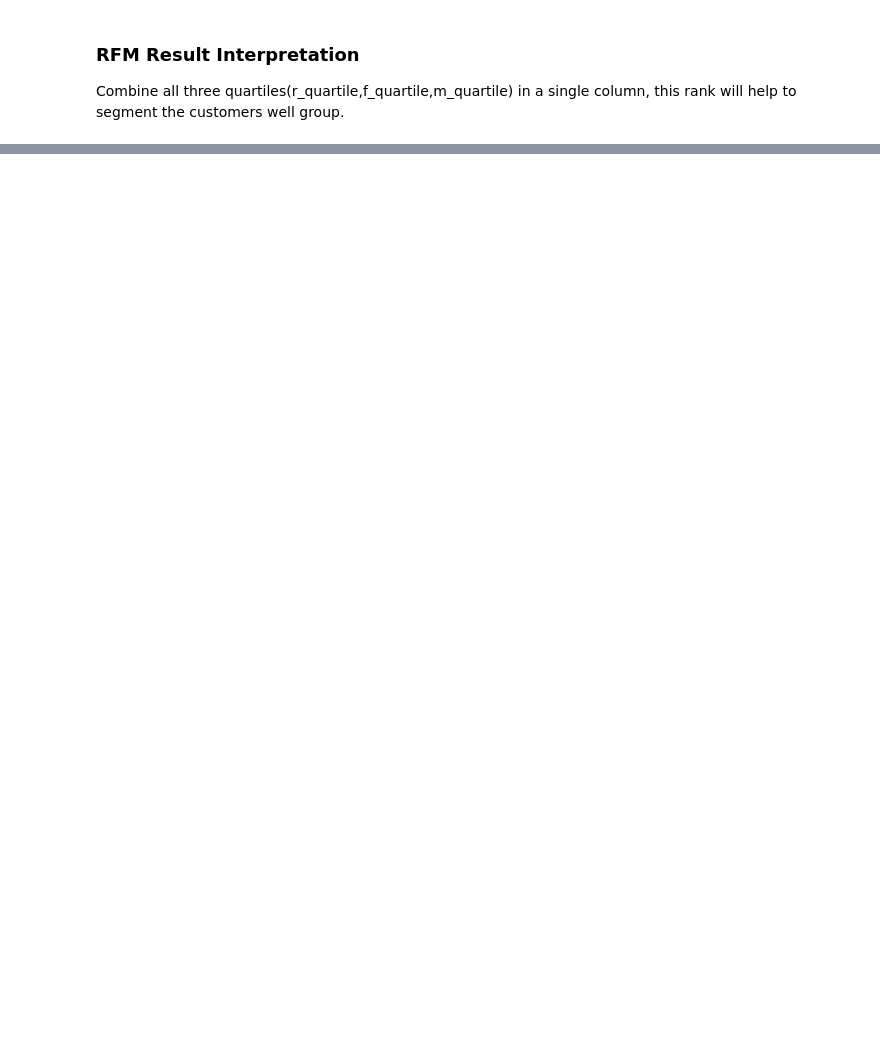
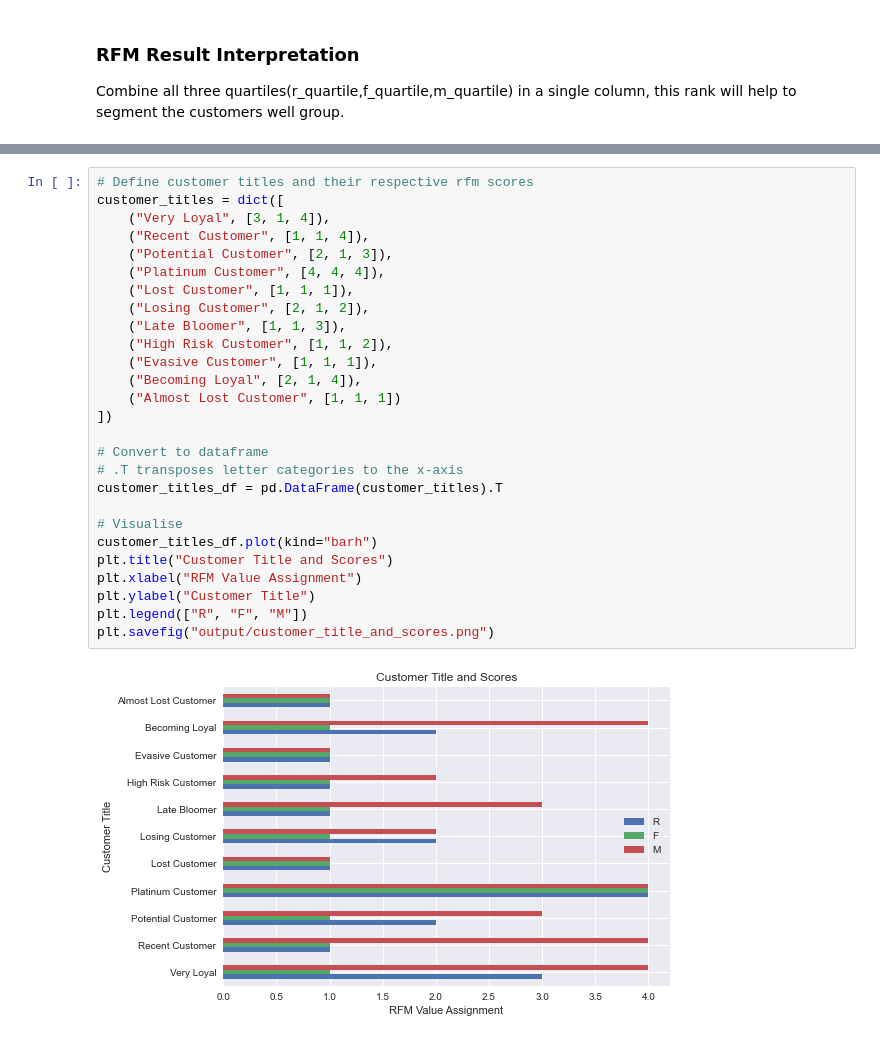
Before and after one commit to jeremychiaa/kpmg-virtual-internship, a Jupyter notebook: sprocket_script.ipynb, the cells around one changed output, grey strips where cells are left out. Saved outputs shown, nothing was run; the diff lists cells and outputs as text; blank space fills up the shorter version.

Commit message:
customer titles and rfm scores visualisation

```diff
--- a/sprocket_script.ipynb
+++ b/sprocket_script.ipynb
@@ -529,0 +564,29 @@ rfm[rfm["RFM_Score"]=="111"].sort_values('monetary', ascending=False).head()
+# %%
+# Define customer titles and their respective rfm scores
+customer_titles = dict([
+    ("Very Loyal", [3, 1, 4]),
+    ("Recent Customer", [1, 1, 4]),
+    ("Potential Customer", [2, 1, 3]),
+    ("Platinum Customer", [4, 4, 4]),
+    ("Lost Customer", [1, 1, 1]),
+    ("Losing Customer", [2, 1, 2]),
+    ("Late Bloomer", [1, 1, 3]),
+    ("High Risk Customer", [1, 1, 2]),
+    ("Evasive Customer", [1, 1, 1]),
+    ("Becoming Loyal", [2, 1, 4]),
+    ("Almost Lost Customer", [1, 1, 1])
+])
+
+# Convert to dataframe
+# .T transposes letter categories to the x-axis
+customer_titles_df = pd.DataFrame(customer_titles).T
+
+# Visualise
+customer_titles_df.plot(kind="barh")
+plt.title("Customer Title and Scores")
+plt.xlabel("RFM Value Assignment")
+plt.ylabel("Customer Title")
+plt.legend(["R", "F", "M"])
+plt.savefig("output/customer_title_and_scores.png")
+# %% [output]
+[figure, added]
```
Also changed, not shown: parts of 9 cells of this notebook, 1 other file.
